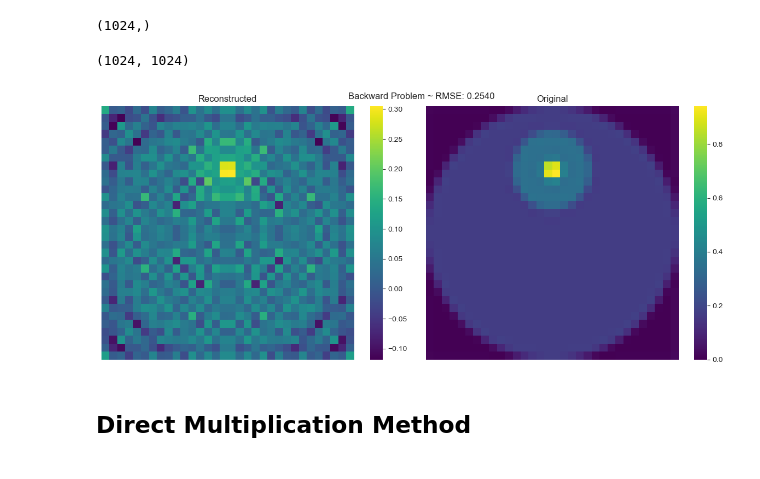
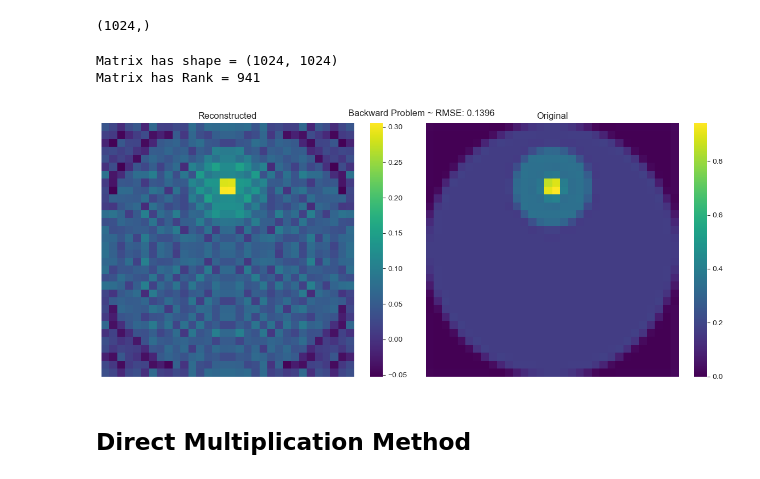
Before and after one commit to aakashks/CT-Reconstruction-2D, a Jupyter notebook: test_notebooks/balanced_data2.ipynb, the cells around one changed output. Saved outputs shown, nothing was run; the diff lists cells and outputs as text; code cells hidden in the pictures.

```diff
--- a/test_notebooks/balanced_data2.ipynb
+++ b/test_notebooks/balanced_data2.ipynb
@@ -47,18 +46,17 @@ d.shape
 # %% [output]
 (1024,)
 # %%
-A = CreateInterceptMatrix(**params).create_intercept_matrix_from_lines()
-A.shape
+recon = Reconstruction(**params)
 # %% [output]
-(1024, 1024)
+Matrix has shape = (1024, 1024)
+Matrix has Rank = 941
 # %%
-x = SolveEquation(A, d).solve()
-x_img = x.reshape(32, 32)
+x_img = recon.solve(d)
 # plt.imshow(x_img)
 
 plot_images(x_img, phantom_img, title='Backward Problem ~ ')
 # %% [output]
-[figure, old version]
+[figure, new version]
 # %% [markdown]
 ## Direct Multiplication Method
 # %%
```
Also changed, not shown: parts of 3 cells of this notebook, 4 other files.
